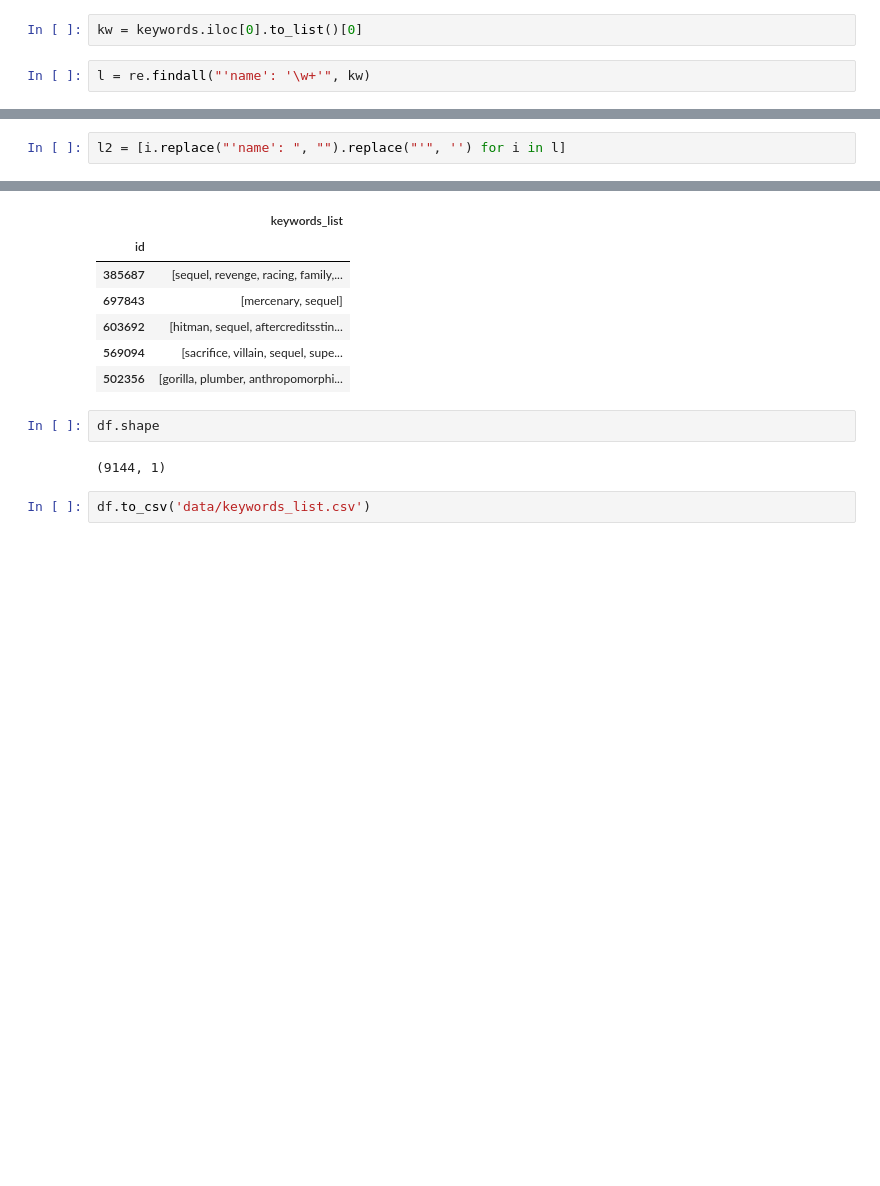
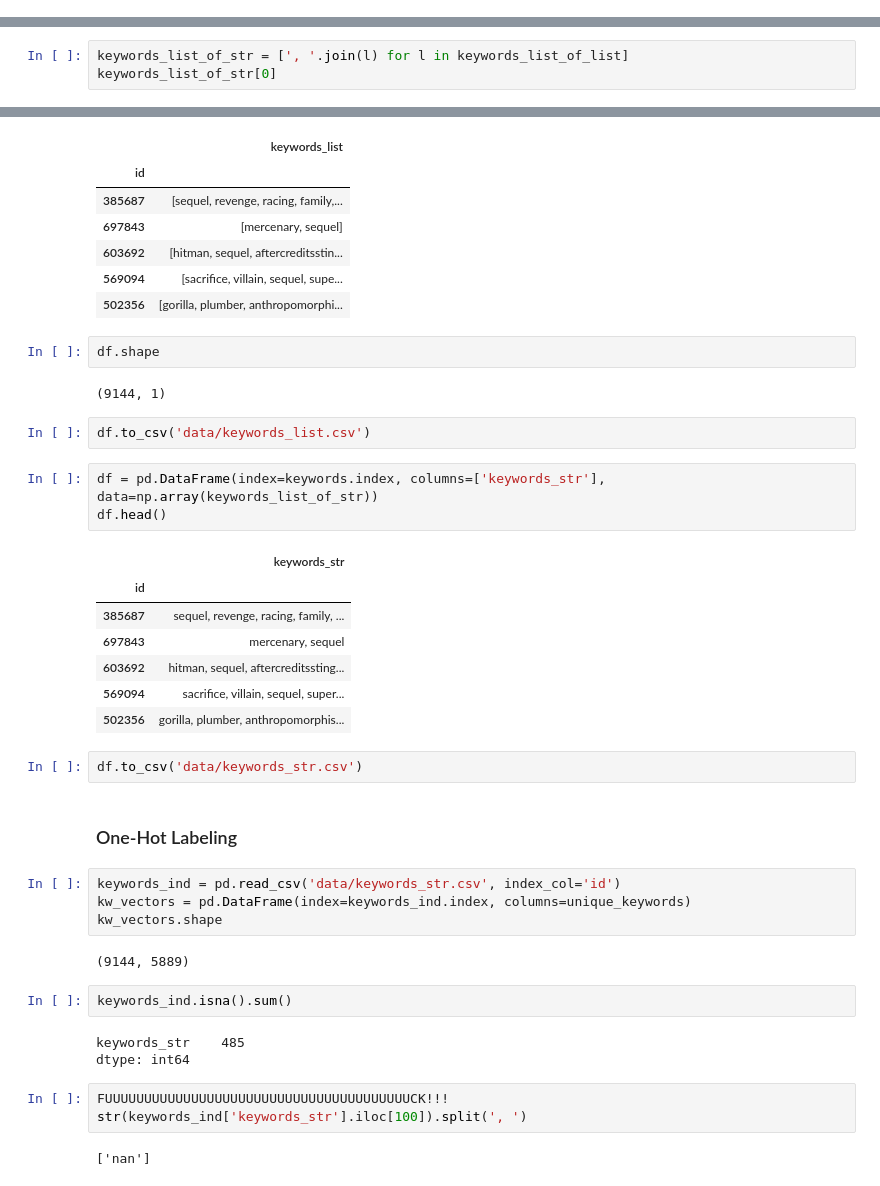
Before and after one commit to fadeeva/normal_projects, a Jupyter notebook: Popular_10000_movies_listed_on_TMDb/Data_Prepare.ipynb, the cells around one changed output, grey strips where cells are left out. Saved outputs shown, nothing was run; the diff lists cells and outputs as text; blank space fills up the shorter version.

Commit message:
nan problem with keywords

```diff
--- a/Popular_10000_movies_listed_on_TMDb/Data_Prepare.ipynb
+++ b/Popular_10000_movies_listed_on_TMDb/Data_Prepare.ipynb
@@ -391,4 +394,0 @@ import re
-# %%
-kw = keywords.iloc[0].to_list()[0]
-# %%
-l = re.findall("'name': '\w+'", kw)
@@ -403,2 +394,0 @@ l
-# %%
-l2 = [i.replace("'name': ", "").replace("'", '') for i in l]
@@ -415,3 +401,6 @@ for i in range(keywords.shape[0]):
     l2 = [i.replace("'name': ", "").replace("'", '') for i in l]
     full_keywords_l.extend(l2)
     keywords_list_of_list.append(l2)
+# %%
+keywords_list_of_str = [', '.join(l) for l in keywords_list_of_list]
+keywords_list_of_str[0]
@@ -493,3 +486,34 @@ df.shape
 (9144, 1)
 # %%
 df.to_csv('data/keywords_list.csv')
+# %%
+df = pd.DataFrame(index=keywords.index, columns=['keywords_str'], data=np.array(keywords_list_of_str))
+df.head()
+# %% [output]
+|  | keywords_str |
+| id |  |
+| 385687 | sequel, revenge, racing, family, ... |
+| 697843 | mercenary, sequel |
+| 603692 | hitman, sequel, aftercreditssting... |
+| 569094 | sacrifice, villain, sequel, super... |
+| 502356 | gorilla, plumber, anthropomorphis... |
+# %%
+df.to_csv('data/keywords_str.csv')
+# %% [markdown]
+### One-Hot Labeling
+# %%
+keywords_ind = pd.read_csv('data/keywords_str.csv', index_col='id')
+kw_vectors = pd.DataFrame(index=keywords_ind.index, columns=unique_keywords)
+kw_vectors.shape
+# %% [output]
+(9144, 5889)
+# %%
+keywords_ind.isna().sum()
+# %% [output]
+keywords_str    485
+dtype: int64
+# %%
+FUUUUUUUUUUUUUUUUUUUUUUUUUUUUUUUUUUUUUUUCK!!!
+str(keywords_ind['keywords_str'].iloc[100]).split(', ')
+# %% [output]
+['nan']
```
Also changed, not shown: parts of 12 cells of this notebook.
